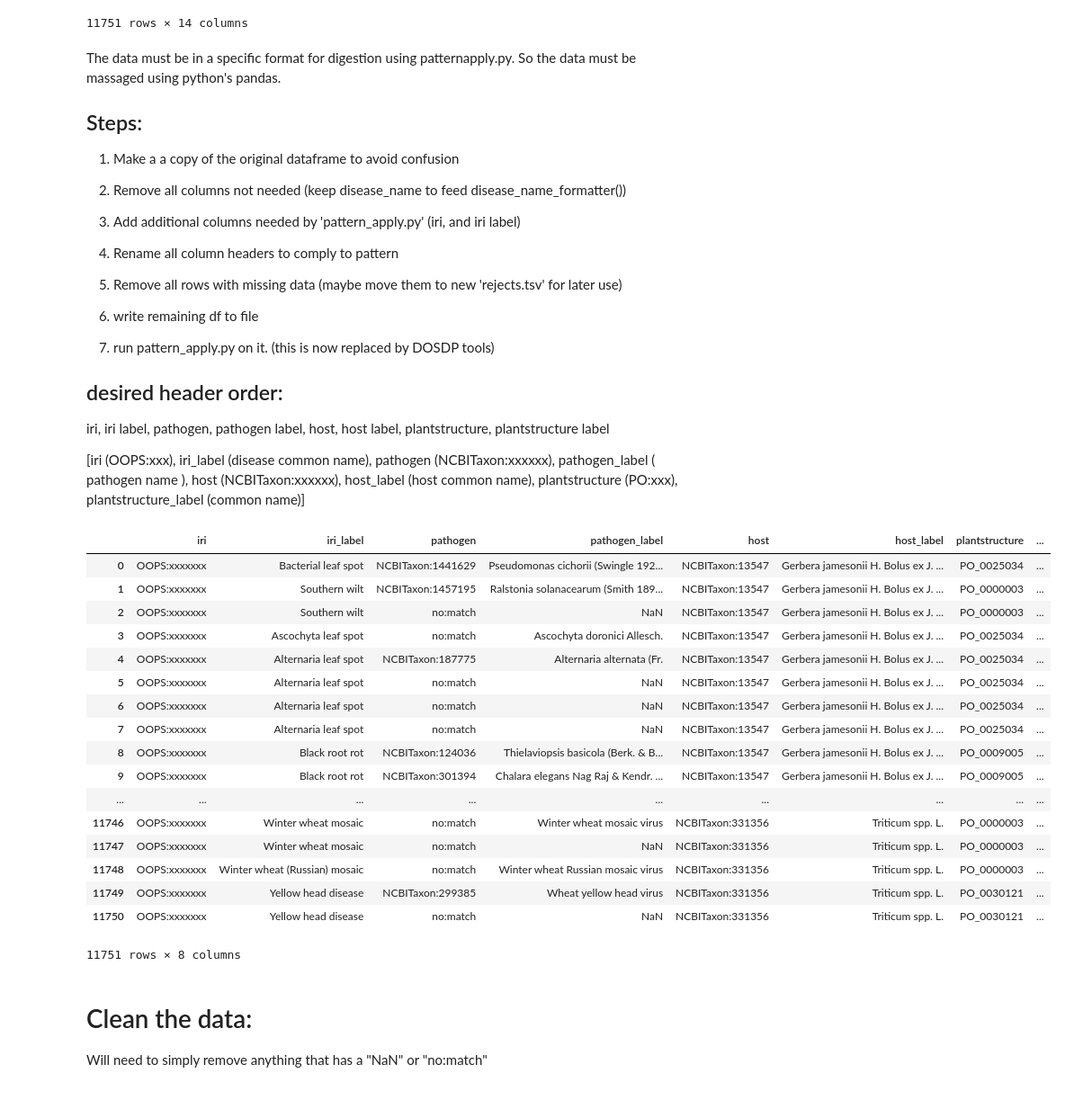
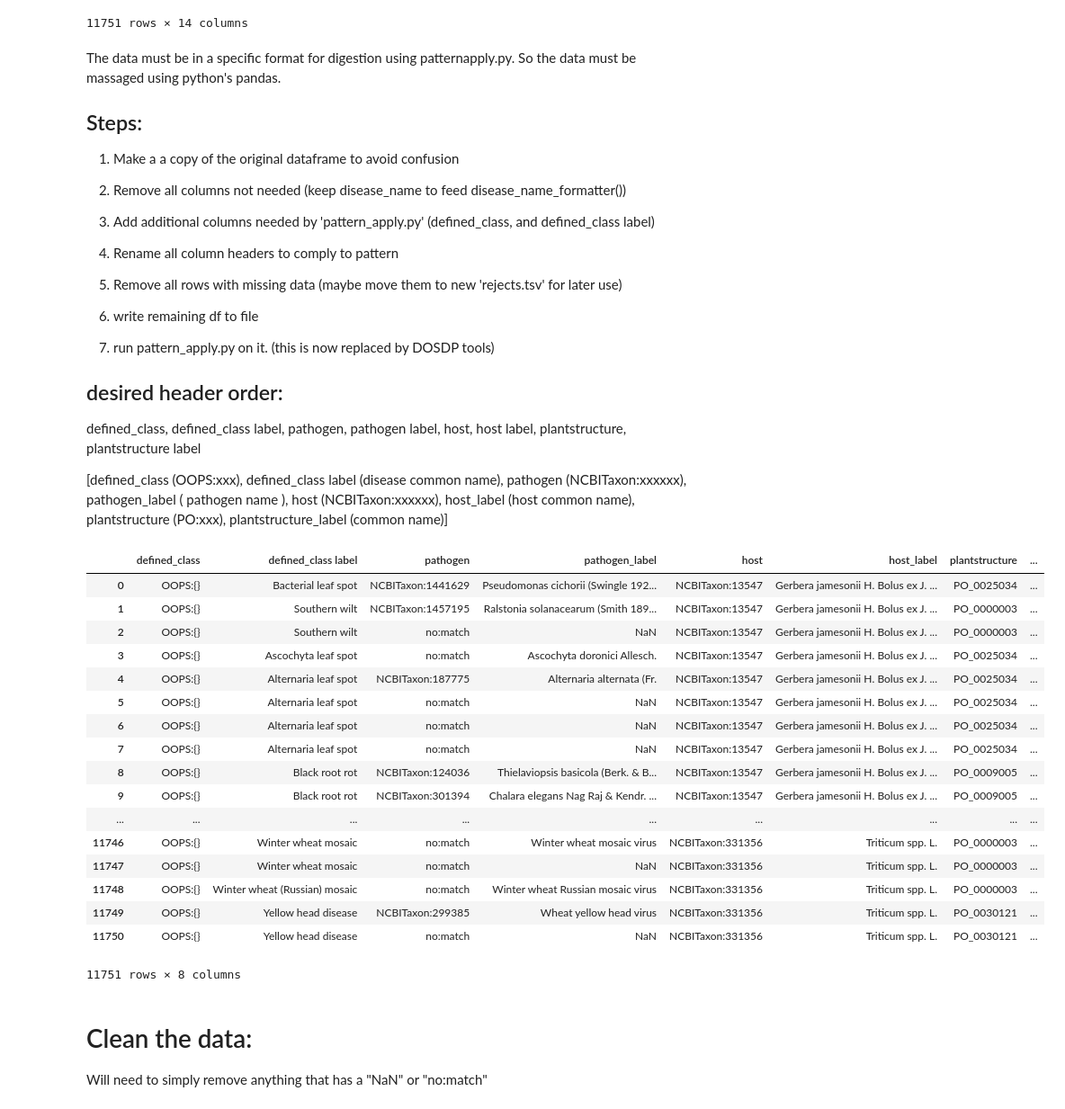
Before and after one commit to Planteome/plant-stress-ontology, a Jupyter notebook: src/ontology/scripts/APS_scrape_2_formattedDP.ipynb, the cells around one changed output. Shown at 90% size. Saved outputs shown, nothing was run; the diff lists cells and outputs as text; code cells hidden in the pictures.

```diff
--- a/src/ontology/scripts/APS_scrape_2_formattedDP.ipynb
+++ b/src/ontology/scripts/APS_scrape_2_formattedDP.ipynb
@@ -170,7 +170,7 @@ The data must be in a specific format for digestion using patternapply.py.  So t
 
 2. Remove all columns not needed (keep disease_name to feed disease_name_formatter())
 
-3. Add additional columns needed by 'pattern_apply.py'  (iri, and iri label)
+3. Add additional columns needed by 'pattern_apply.py'  (defined_class, and defined_class label)
 
 4. Rename all column headers to comply to pattern
 
@@ -182,64 +182,64 @@ The data must be in a specific format for digestion using patternapply.py.  So t
 
 
 ## desired header order:
-iri, iri label, pathogen, pathogen label, host, host label, plantstructure, plantstructure label
+defined_class, defined_class label, pathogen, pathogen label, host, host label, plantstructure, plantstructure label
 
- [iri (OOPS:xxx), iri_label (disease common name), pathogen (NCBITaxon:xxxxxx), pathogen_label ( pathogen name ), host (NCBITaxon:xxxxxx), host_label (host common name), plantstructure (PO:xxx), plantstructure_label (common name)]
+ [defined_class (OOPS:xxx), defined_class label (disease common name), pathogen (NCBITaxon:xxxxxx), pathogen_label ( pathogen name ), host (NCBITaxon:xxxxxx), host_label (host common name), plantstructure (PO:xxx), plantstructure_label (common name)]
 # %%
 #### Step 1 ####
 # start with a copy of the original dataframe.
 patterndf = df.copy()
 
 
 #### Step 2 ####
 # remove unused columns
 patterndf.drop("interaction_type_label", axis=1, inplace=True)
 patterndf.drop("interaction_type_id", axis=1, inplace=True)
 patterndf.drop("source_citation", axis=1, inplace=True)
 patterndf.drop("source_url", axis=1, inplace=True)
 patterndf.drop("source_accessed_at", axis=1, inplace=True)
 patterndf.drop("target_taxon_verbatim_name", axis=1, inplace=True)
 patterndf.drop("source_taxon_verbatim_name", axis=1, inplace=True)
 
 #### Step 3 ####
-# add iri and iri_name columns
-patterndf['iri'] = 'OOPS:xxxxxxx'  # in need of a system to assign ID numbers...
-# just rename the disease name column as the iri label
-patterndf.rename(columns = {'disease_name':'iri_label'}, inplace = True)
+# add defined_class and defined_class label columns
+patterndf['defined_class'] = 'OOPS:{}'  # in need of a system to assign ID numbers...
+# just rename the disease name column as the defined_class label
+patterndf.rename(columns = {'disease_name':'defined_class label'}, inplace = True)
 
 #### Step 4 ####
 # rename column headers to accurately reflect the patternapply needs
 patterndf.rename(columns = {'source_taxon_name':'pathogen_label'}, inplace = True)
 patterndf.rename(columns = {'source_taxon_id':'pathogen'}, inplace = True)
 patterndf.rename(columns = {'target_taxon_id':'host'}, inplace = True)
 patterndf.rename(columns = {'target_taxon_name':'host_label'}, inplace = True)
 patterndf.rename(columns = {'plant_part_id':'plantstructure'}, inplace = True)
 patterndf.rename(columns = {'plant_part_name':'plantstructure_label'}, inplace = True)
 
 #### Step 4.5 ####
 ## reorder the columns
-desired_order = ['iri', 'iri_label','pathogen','pathogen_label','host','host_label','plantstructure','plantstructure_label']
+desired_order = ['defined_class', 'defined_class label','pathogen','pathogen_label','host','host_label','plantstructure','plantstructure_label']
 patterndf = patterndf[desired_order]
 
 patterndf
 # %% [output]
-|  | iri | iri_label | pathogen | pathogen_label | host | host_label | plantstructure | ... |
-| 0 | OOPS:xxxxxxx | Bacterial leaf spot | NCBITaxon:1441629 | Pseudomonas cichorii (Swingle 192... | NCBITaxon:13547 | Gerbera jamesonii H. Bolus ex J. ... | PO_0025034 | ... |
-| 1 | OOPS:xxxxxxx | Southern wilt | NCBITaxon:1457195 | Ralstonia solanacearum (Smith 189... | NCBITaxon:13547 | Gerbera jamesonii H. Bolus ex J. ... | PO_0000003 | ... |
-| 2 | OOPS:xxxxxxx | Southern wilt | no:match | NaN | NCBITaxon:13547 | Gerbera jamesonii H. Bolus ex J. ... | PO_0000003 | ... |
-| 3 | OOPS:xxxxxxx | Ascochyta leaf spot | no:match | Ascochyta doronici Allesch. | NCBITaxon:13547 | Gerbera jamesonii H. Bolus ex J. ... | PO_0025034 | ... |
-| 4 | OOPS:xxxxxxx | Alternaria leaf spot | NCBITaxon:187775 | Alternaria alternata (Fr. | NCBITaxon:13547 | Gerbera jamesonii H. Bolus ex J. ... | PO_0025034 | ... |
-| 5 | OOPS:xxxxxxx | Alternaria leaf spot | no:match | NaN | NCBITaxon:13547 | Gerbera jamesonii H. Bolus ex J. ... | PO_0025034 | ... |
-| 6 | OOPS:xxxxxxx | Alternaria leaf spot | no:match | NaN | NCBITaxon:13547 | Gerbera jamesonii H. Bolus ex J. ... | PO_0025034 | ... |
-| 7 | OOPS:xxxxxxx | Alternaria leaf spot | no:match | NaN | NCBITaxon:13547 | Gerbera jamesonii H. Bolus ex J. ... | PO_0025034 | ... |
-| 8 | OOPS:xxxxxxx | Black root rot | NCBITaxon:124036 | Thielaviopsis basicola (Berk. & B... | NCBITaxon:13547 | Gerbera jamesonii H. Bolus ex J. ... | PO_0009005 | ... |
-| 9 | OOPS:xxxxxxx | Black root rot | NCBITaxon:301394 | Chalara elegans Nag Raj & Kendr. ... | NCBITaxon:13547 | Gerbera jamesonii H. Bolus ex J. ... | PO_0009005 | ... |
+|  | defined_class | defined_class label | pathogen | pathogen_label | host | host_label | plantstructure | ... |
+| 0 | OOPS:{} | Bacterial leaf spot | NCBITaxon:1441629 | Pseudomonas cichorii (Swingle 192... | NCBITaxon:13547 | Gerbera jamesonii H. Bolus ex J. ... | PO_0025034 | ... |
+| 1 | OOPS:{} | Southern wilt | NCBITaxon:1457195 | Ralstonia solanacearum (Smith 189... | NCBITaxon:13547 | Gerbera jamesonii H. Bolus ex J. ... | PO_0000003 | ... |
+| 2 | OOPS:{} | Southern wilt | no:match | NaN | NCBITaxon:13547 | Gerbera jamesonii H. Bolus ex J. ... | PO_0000003 | ... |
+| 3 | OOPS:{} | Ascochyta leaf spot | no:match | Ascochyta doronici Allesch. | NCBITaxon:13547 | Gerbera jamesonii H. Bolus ex J. ... | PO_0025034 | ... |
+| 4 | OOPS:{} | Alternaria leaf spot | NCBITaxon:187775 | Alternaria alternata (Fr. | NCBITaxon:13547 | Gerbera jamesonii H. Bolus ex J. ... | PO_0025034 | ... |
+| 5 | OOPS:{} | Alternaria leaf spot | no:match | NaN | NCBITaxon:13547 | Gerbera jamesonii H. Bolus ex J. ... | PO_0025034 | ... |
+| 6 | OOPS:{} | Alternaria leaf spot | no:match | NaN | NCBITaxon:13547 | Gerbera jamesonii H. Bolus ex J. ... | PO_0025034 | ... |
+| 7 | OOPS:{} | Alternaria leaf spot | no:match | NaN | NCBITaxon:13547 | Gerbera jamesonii H. Bolus ex J. ... | PO_0025034 | ... |
+| 8 | OOPS:{} | Black root rot | NCBITaxon:124036 | Thielaviopsis basicola (Berk. & B... | NCBITaxon:13547 | Gerbera jamesonii H. Bolus ex J. ... | PO_0009005 | ... |
+| 9 | OOPS:{} | Black root rot | NCBITaxon:301394 | Chalara elegans Nag Raj & Kendr. ... | NCBITaxon:13547 | Gerbera jamesonii H. Bolus ex J. ... | PO_0009005 | ... |
 | ... | ... | ... | ... | ... | ... | ... | ... | ... |
-| 11746 | OOPS:xxxxxxx | Winter wheat mosaic | no:match | Winter wheat mosaic virus | NCBITaxon:331356 | Triticum spp. L. | PO_0000003 | ... |
-| 11747 | OOPS:xxxxxxx | Winter wheat mosaic | no:match | NaN | NCBITaxon:331356 | Triticum spp. L. | PO_0000003 | ... |
-| 11748 | OOPS:xxxxxxx | Winter wheat (Russian) mosaic | no:match | Winter wheat Russian mosaic virus | NCBITaxon:331356 | Triticum spp. L. | PO_0000003 | ... |
-| 11749 | OOPS:xxxxxxx | Yellow head disease | NCBITaxon:299385 | Wheat yellow head virus | NCBITaxon:331356 | Triticum spp. L. | PO_0030121 | ... |
-| 11750 | OOPS:xxxxxxx | Yellow head disease | no:match | NaN | NCBITaxon:331356 | Triticum spp. L. | PO_0030121 | ... |
+| 11746 | OOPS:{} | Winter wheat mosaic | no:match | Winter wheat mosaic virus | NCBITaxon:331356 | Triticum spp. L. | PO_0000003 | ... |
+| 11747 | OOPS:{} | Winter wheat mosaic | no:match | NaN | NCBITaxon:331356 | Triticum spp. L. | PO_0000003 | ... |
+| 11748 | OOPS:{} | Winter wheat (Russian) mosaic | no:match | Winter wheat Russian mosaic virus | NCBITaxon:331356 | Triticum spp. L. | PO_0000003 | ... |
+| 11749 | OOPS:{} | Yellow head disease | NCBITaxon:299385 | Wheat yellow head virus | NCBITaxon:331356 | Triticum spp. L. | PO_0030121 | ... |
+| 11750 | OOPS:{} | Yellow head disease | no:match | NaN | NCBITaxon:331356 | Triticum spp. L. | PO_0030121 | ... |
 11751 rows × 8 columns
 # %% [markdown]
 # Clean the data:
```
Also changed, not shown: parts of 7 cells of this notebook, 3 other files.
